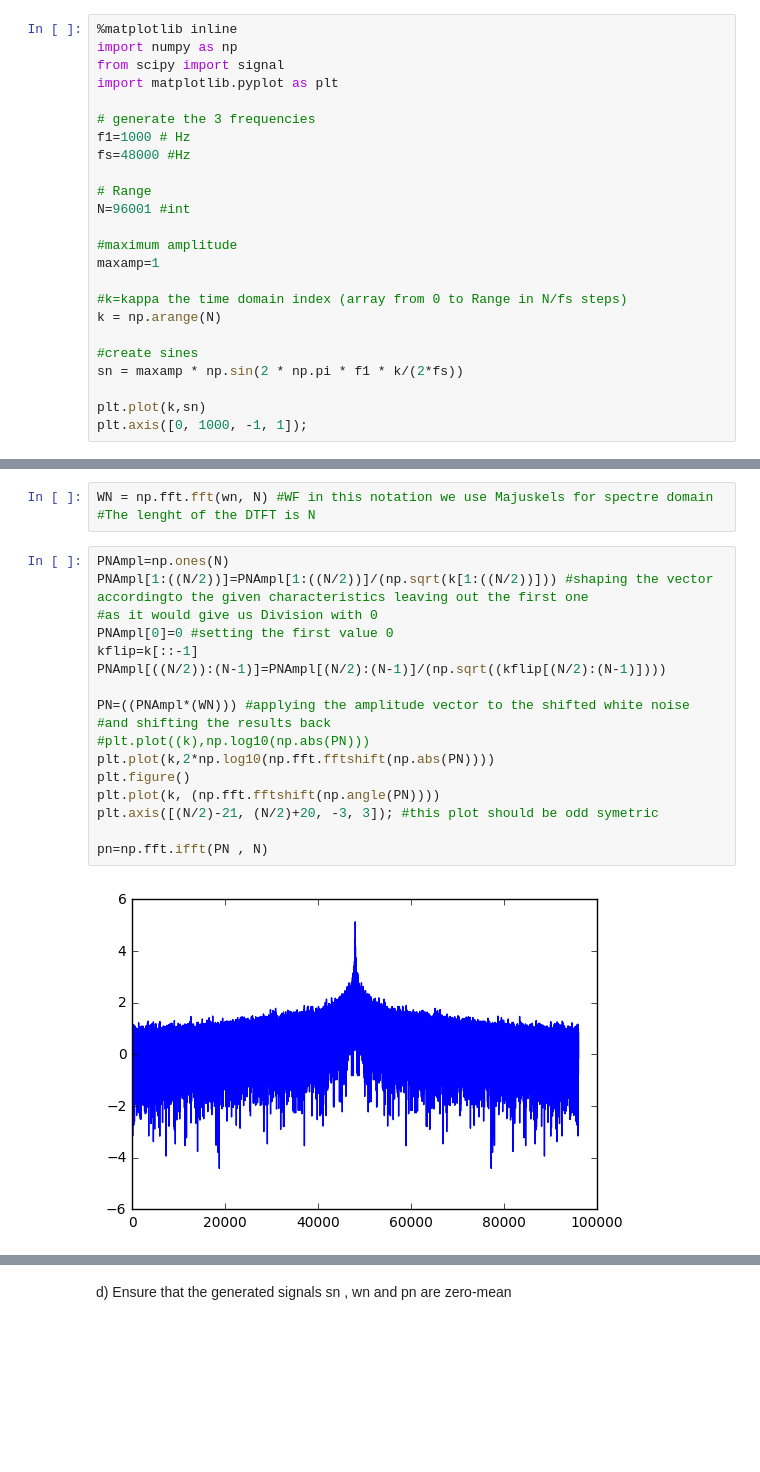
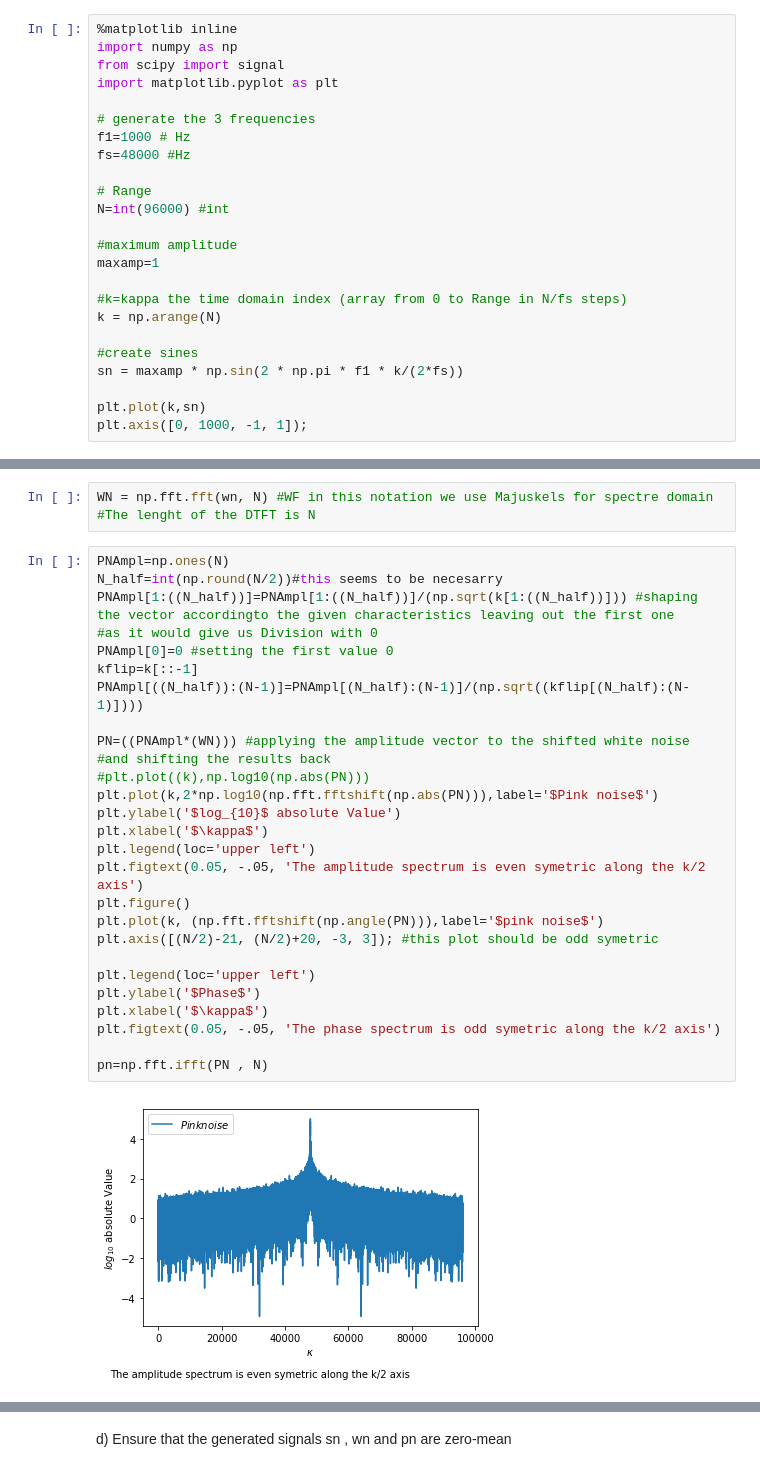
Before and after one commit to JakobHeller/DigitalSignalProcessing, a Jupyter notebook: Lab2.ipynb, the cells around one changed output, grey strips where cells are left out. Drawn from its saved outputs; the diff is of its cells as text; blank space fills up the shorter version.

```diff
--- a/Lab2.ipynb
+++ b/Lab2.ipynb
@@ -18,7 +18,7 @@ f1=1000 # Hz
 fs=48000 #Hz
 
 # Range
-N=96001 #int
+N=int(96000) #int
 
 #maximum amplitude
 maxamp=1
@@ -51,20 +54,30 @@ plt.axis([0, 1000, -3, 3]);
 WN = np.fft.fft(wn, N) #WF in this notation we use Majuskels for spectre domain #The lenght of the DTFT is N
 # %%
 PNAmpl=np.ones(N)
-PNAmpl[1:((N/2))]=PNAmpl[1:((N/2))]/(np.sqrt(k[1:((N/2))])) #shaping the vector accordingto the given characteristics leaving out the first one
+N_half=int(np.round(N/2))#this seems to be necesarry
+PNAmpl[1:((N_half))]=PNAmpl[1:((N_half))]/(np.sqrt(k[1:((N_half))])) #shaping the vector accordingto the given characteristics leaving out the first one
 #as it would give us Division with 0
 PNAmpl[0]=0 #setting the first value 0
 kflip=k[::-1]
-PNAmpl[((N/2)):(N-1)]=PNAmpl[(N/2):(N-1)]/(np.sqrt((kflip[(N/2):(N-1)])))
+PNAmpl[((N_half)):(N-1)]=PNAmpl[(N_half):(N-1)]/(np.sqrt((kflip[(N_half):(N-1)])))
 
 PN=((PNAmpl*(WN))) #applying the amplitude vector to the shifted white noise
 #and shifting the results back
 #plt.plot((k),np.log10(np.abs(PN)))
-plt.plot(k,2*np.log10(np.fft.fftshift(np.abs(PN))))
+plt.plot(k,2*np.log10(np.fft.fftshift(np.abs(PN))),label='$Pink noise$')
+plt.ylabel('$log_{10}$ absolute Value')
+plt.xlabel('$\kappa$')
+plt.legend(loc='upper left')
+plt.figtext(0.05, -.05, 'The amplitude spectrum is even symetric along the k/2 axis')
 plt.figure()
-plt.plot(k, (np.fft.fftshift(np.angle(PN))))
+plt.plot(k, (np.fft.fftshift(np.angle(PN))),label='$pink noise$')
 plt.axis([(N/2)-21, (N/2)+20, -3, 3]); #this plot should be odd symetric
 
+plt.legend(loc='upper left')
+plt.ylabel('$Phase$')
+plt.xlabel('$\kappa$')
+plt.figtext(0.05, -.05, 'The phase spectrum is odd symetric along the k/2 axis')
+
 pn=np.fft.ifft(PN , N)
 # %% [output]
-[figure, old version]
+[figure, new version]
```
Also changed, not shown: parts of 16 cells of this notebook.
